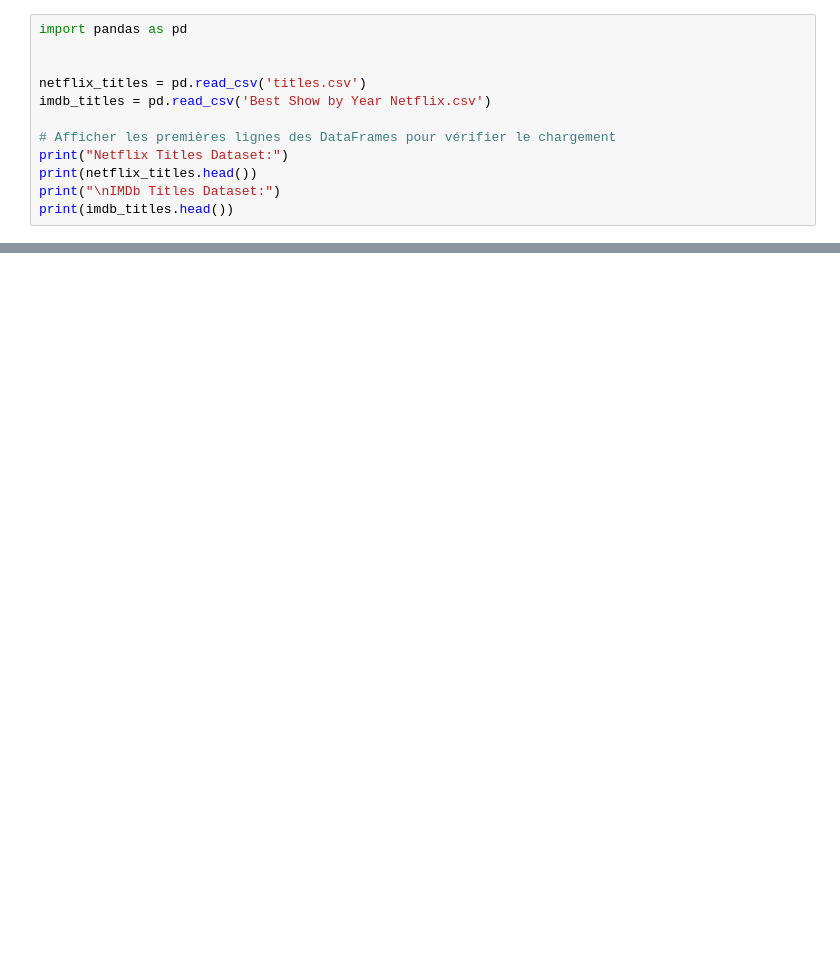
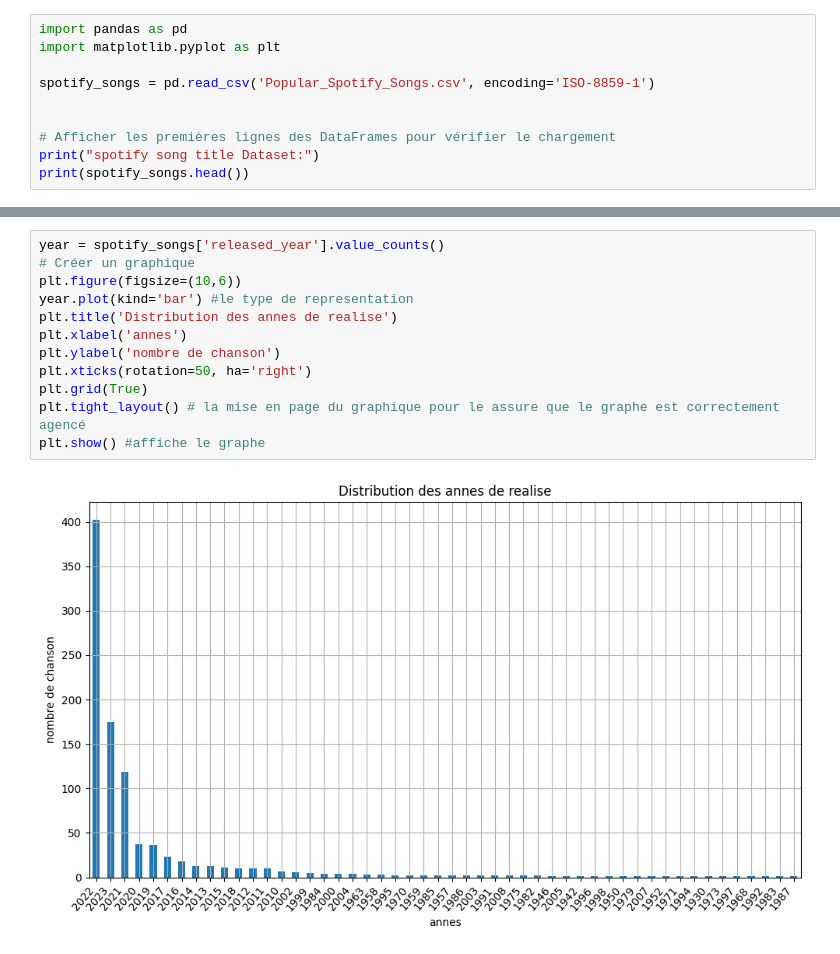
Before and after one commit to abdelhadi16/formation--ai-, a Jupyter notebook: spotify.ipynb, the cells around one changed output, grey strips where cells are left out. Drawn from its saved outputs; the diff is of its cells as text; blank space fills up the shorter version.

```diff
--- a/spotify.ipynb
+++ b/spotify.ipynb
@@ -1,13 +1,11 @@
 # %%
 import pandas as pd
+import matplotlib.pyplot as plt
+
+spotify_songs = pd.read_csv('Popular_Spotify_Songs.csv', encoding='ISO-8859-1')
 
 
-netflix_titles = pd.read_csv('titles.csv')
-imdb_titles = pd.read_csv('Best Show by Year Netflix.csv')
-
 # Afficher les premières lignes des DataFrames pour vérifier le chargement
-print("Netflix Titles Dataset:")
-print(netflix_titles.head())
-print("\nIMDb Titles Dataset:")
-print(imdb_titles.head())
+print("spotify song title Dataset:")
+print(spotify_songs.head())
 # %% [output]
@@ -14,0 +77,14 @@ FileNotFoundError: [Errno 2] No such file or directory: 'titles.csv'
+# %%
+year = spotify_songs['released_year'].value_counts()
+# Créer un graphique
+plt.figure(figsize=(10,6))
+year.plot(kind='bar') #le type de representation
+plt.title('Distribution des annes de realise')
+plt.xlabel('annes')
+plt.ylabel('nombre de chanson')
+plt.xticks(rotation=50, ha='right')
+plt.grid(True)
+plt.tight_layout() # la mise en page du graphique pour le assure que le graphe est correctement agencé
+plt.show() #affiche le graphe
+# %% [output]
+[figure, added]
```
Also changed, not shown: parts of 4 cells of this notebook.
